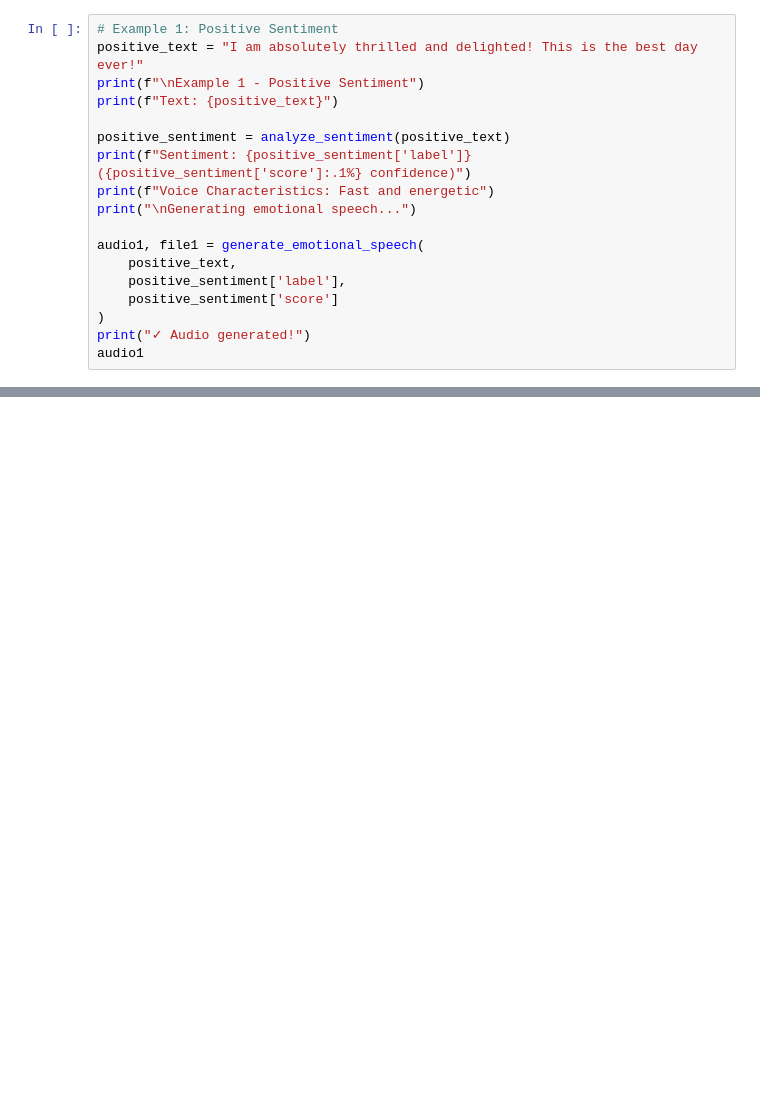
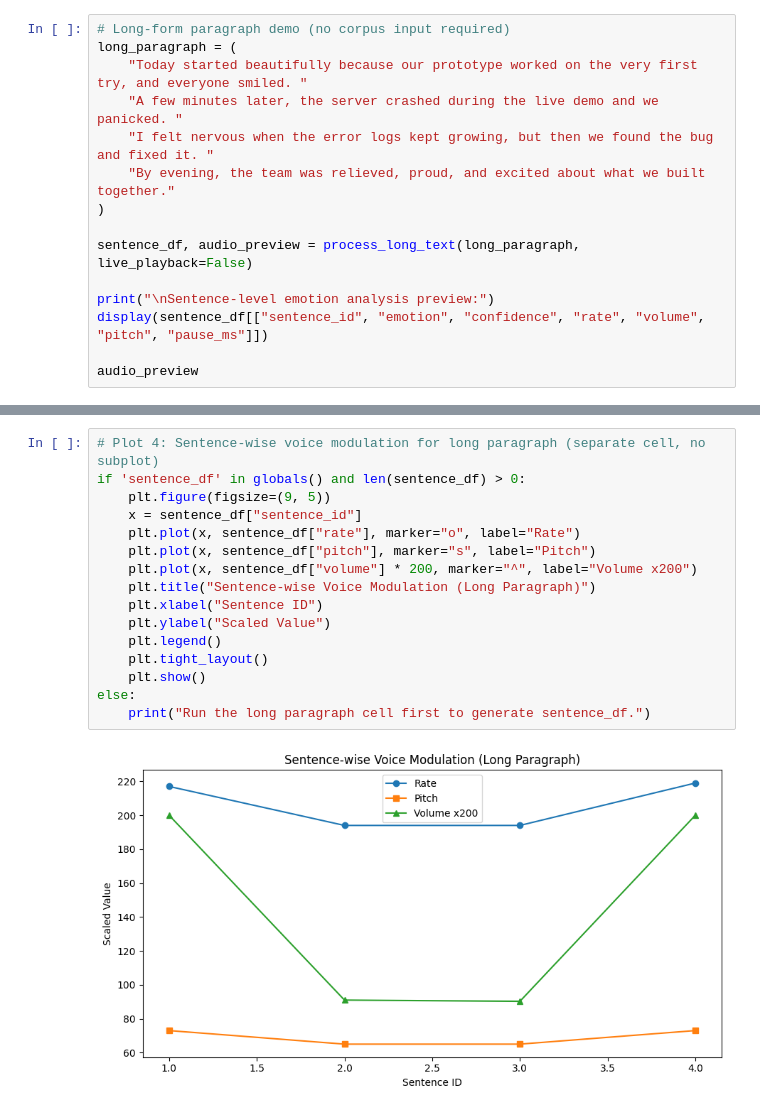
Before and after one commit to ArnavKarwa07/CCNLP, a Jupyter notebook: assignment8.ipynb, the cells around one changed output, grey strips where cells are left out. Saved outputs shown, nothing was run; the diff lists cells and outputs as text; blank space fills up the shorter version.

```diff
--- a/assignment8.ipynb
+++ b/assignment8.ipynb
@@ -132,19 +252,16 @@ SENTIMENT-BASED EMOTIONAL SPEECH SYSTEM
 # %%
-# Example 1: Positive Sentiment
-positive_text = "I am absolutely thrilled and delighted! This is the best day ever!"
-print(f"\nExample 1 - Positive Sentiment")
-print(f"Text: {positive_text}")
+# Long-form paragraph demo (no corpus input required)
+long_paragraph = (
+    "Today started beautifully because our prototype worked on the very first try, and everyone smiled. "
+    "A few minutes later, the server crashed during the live demo and we panicked. "
+    "I felt nervous when the error logs kept growing, but then we found the bug and fixed it. "
+    "By evening, the team was relieved, proud, and excited about what we built together."
+)
 
-positive_sentiment = analyze_sentiment(positive_text)
-print(f"Sentiment: {positive_sentiment['label']} ({positive_sentiment['score']:.1%} confidence)")
-print(f"Voice Characteristics: Fast and energetic")
-print("\nGenerating emotional speech...")
+sentence_df, audio_preview = process_long_text(long_paragraph, live_playback=False)
 
-audio1, file1 = generate_emotional_speech(
-    positive_text,
-    positive_sentiment['label'],
-    positive_sentiment['score']
-)
-print("✓ Audio generated!")
-audio1
+print("\nSentence-level emotion analysis preview:")
+display(sentence_df[["sentence_id", "emotion", "confidence", "rate", "volume", "pitch", "pause_ms"]])
+
+audio_preview
 # %% [output]
@@ -260,0 +535,18 @@ Perfect for accessibility applications where robotic voices need emotional expre
+# %%
+# Plot 4: Sentence-wise voice modulation for long paragraph (separate cell, no subplot)
+if 'sentence_df' in globals() and len(sentence_df) > 0:
+    plt.figure(figsize=(9, 5))
+    x = sentence_df["sentence_id"]
+    plt.plot(x, sentence_df["rate"], marker="o", label="Rate")
+    plt.plot(x, sentence_df["pitch"], marker="s", label="Pitch")
+    plt.plot(x, sentence_df["volume"] * 200, marker="^", label="Volume x200")
+    plt.title("Sentence-wise Voice Modulation (Long Paragraph)")
+    plt.xlabel("Sentence ID")
+    plt.ylabel("Scaled Value")
+    plt.legend()
+    plt.tight_layout()
+    plt.show()
+else:
+    print("Run the long paragraph cell first to generate sentence_df.")
+# %% [output]
+[figure, added]
```
Also changed, not shown: parts of 14 cells of this notebook, 2 other files.
